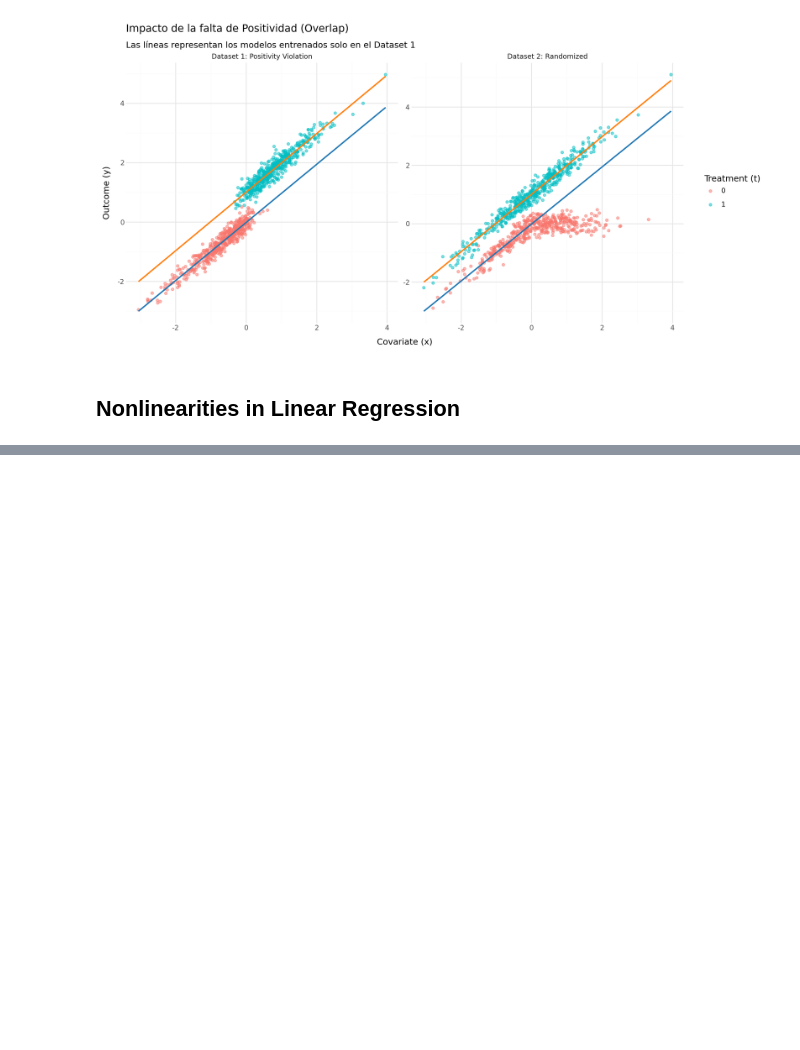
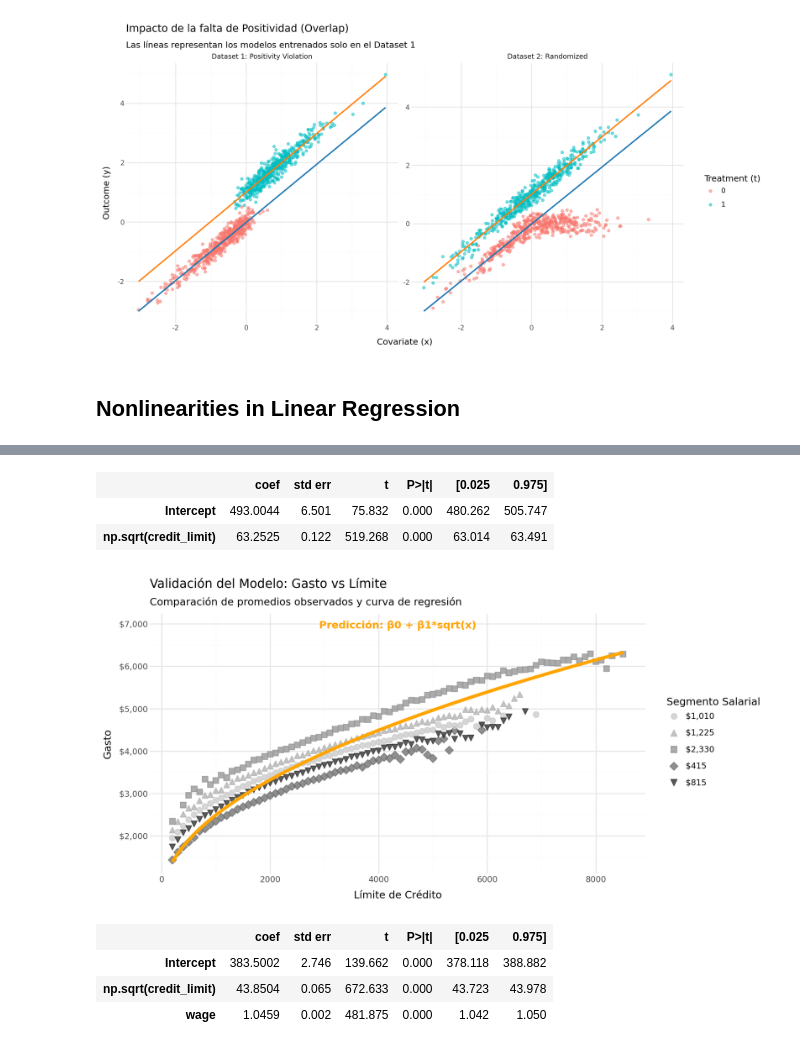
Before and after one commit to Sechi42/Causal_Inference-with-python, a Jupyter notebook: ch04/ch04.ipynb, the cells around one changed output, grey strips where cells are left out. Drawn from its saved outputs; the diff is of its cells as text; code cells hidden in the pictures; blank space fills up the shorter version.

```diff
--- a/ch04/ch04.ipynb
+++ b/ch04/ch04.ipynb
@@ -825,0 +950,77 @@ plot
+# %%
+model = smf.ols(
+    "spend ~ np.sqrt(credit_limit)", data=data.to_pandas()
+).fit()
+
+model.summary().tables[1]
+# %% [output]
+|  | coef | std err | t | P>|t| | [0.025 | 0.975] |
+| Intercept | 493.0044 | 6.501 | 75.832 | 0.000 | 480.262 | 505.747 |
+| np.sqrt(credit_limit) | 63.2525 | 0.122 | 519.268 | 0.000 | 63.014 | 63.491 |
+# %%
+import polars as pl
+import numpy as np
+from plotnine import *
+
+# 1. Procesamiento de datos con Polars
+cortes = [data["wage"].quantile(i/5) for i in range(6)]
+mids = [(cortes[i] + cortes[i+1]) / 2 for i in range(5)]
+labels_money = [f"${int(m):,}" for m in mids]
+
+plt_df = (
+    data
+    .with_columns(
+        wage_group = pl.col("wage")
+            .cut(breaks=cortes[1:-1], labels=labels_money)
+            .cast(pl.String)
+    )
+    .group_by(["wage_group", "credit_limit"])
+    .agg(pl.col("spend").mean())
+)
+
+# 2. DataFrame para la línea de predicción
+x_vals = np.linspace(data["credit_limit"].min(), data["credit_limit"].max(), 100)
+y_vals = model.params[0] + model.params[1] * np.sqrt(x_vals)
+
+df_pred = pl.DataFrame({
+    "credit_limit": x_vals,
+    "spend": y_vals
+})
+
+# 3. Gráfico corregido
+p = (
+    ggplot(plt_df, aes(x="credit_limit", y="spend"))
+    + geom_point(aes(color="wage_group", shape="wage_group"), size=3, alpha=0.8)
+    + geom_line(data=df_pred, color="orange", size=2)
+    # Corrección: fontweight en lugar de weight, y extracción de escalar (.item())
+    + annotate("text",
+               x=df_pred["credit_limit"].median(),
+               y=df_pred["spend"].max() * 1.1,
+               label="Predicción: β0 + β1*sqrt(x)",
+               color="orange",
+               fontweight="bold") # <-- CAMBIO AQUÍ
+    + scale_color_grey(start=0.8, end=0.2)
+    + scale_y_continuous(labels=lambda l: [f"${int(x):,}" for x in l])
+    + theme_minimal()
+    + labs(
+        title="Validación del Modelo: Gasto vs Límite",
+        subtitle="Comparación de promedios observados y curva de regresión",
+        x="Límite de Crédito",
+        y="Gasto",
+        color="Segmento Salarial",
+        shape="Segmento Salarial"
+    )
+    + theme(figure_size=(10, 5), legend_position="right")
+)
+
+p
+# %% [output]
+[figure, added]
+# %%
+model_spend = smf.ols("spend ~ np.sqrt(credit_limit) + wage", data=data.to_pandas()).fit()
+model_spend.summary().tables[1]
+# %% [output]
+|  | coef | std err | t | P>|t| | [0.025 | 0.975] |
+| Intercept | 383.5002 | 2.746 | 139.662 | 0.000 | 378.118 | 388.882 |
+| np.sqrt(credit_limit) | 43.8504 | 0.065 | 672.633 | 0.000 | 43.723 | 43.978 |
+| wage | 1.0459 | 0.002 | 481.875 | 0.000 | 1.042 | 1.050 |
```
Also changed, not shown: parts of 37 cells of this notebook.
